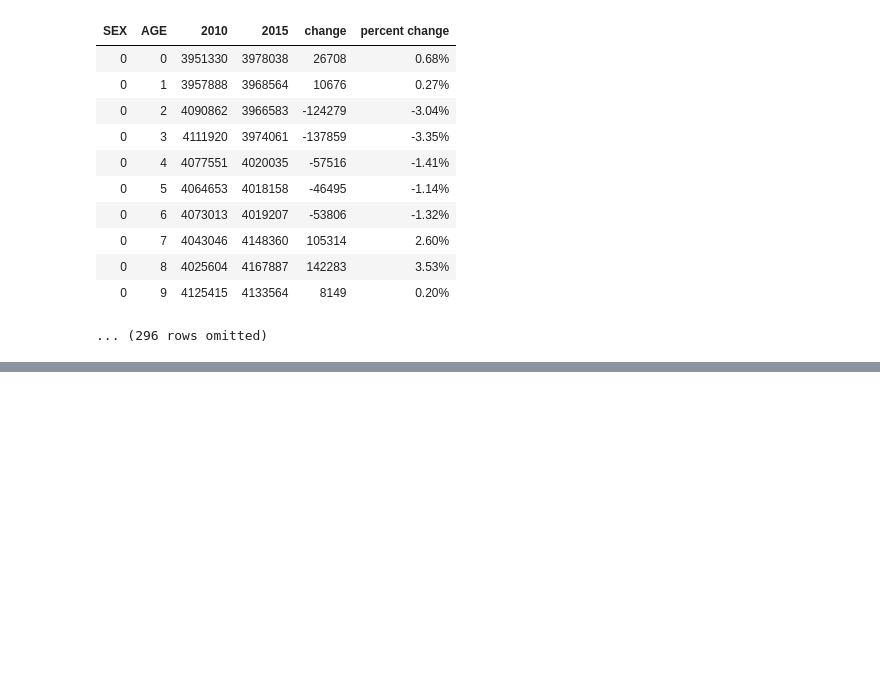
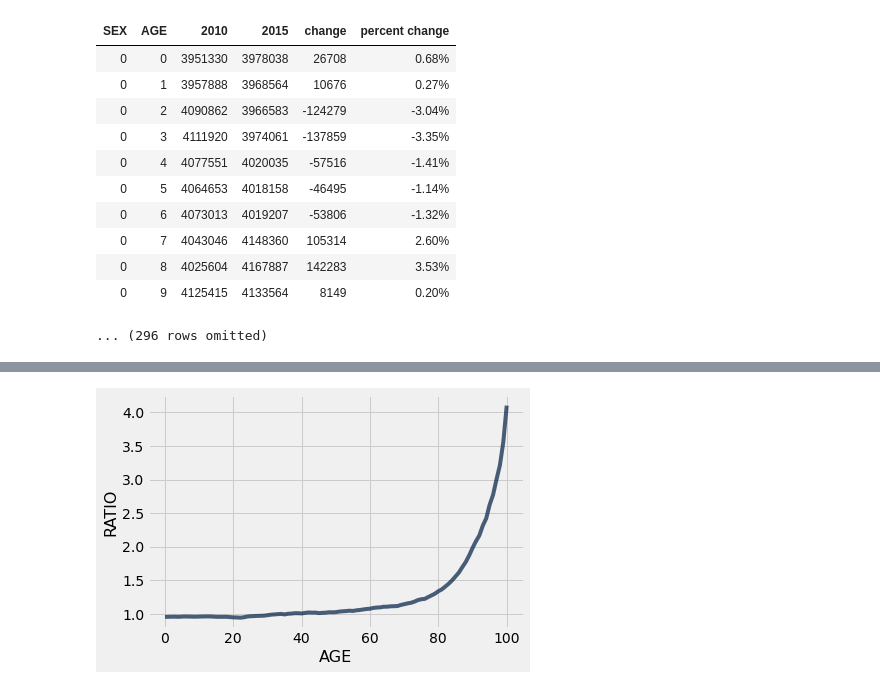
Before and after one commit to abdulbaqi/ms_python, a Jupyter notebook: datascience.ipynb, the cells around one changed output, grey strips where cells are left out. Cells and saved outputs as stored; diff of their text form; code cells hidden in the pictures; blank space fills up the shorter version.

Commit message:
ratio

```diff
--- a/datascience.ipynb
+++ b/datascience.ipynb
@@ -614,0 +631,3 @@ us_pop
+# %%
+us_pop_2015 = us_pop.drop('2010', 'change', 'percent change')
+us_pop_2015
@@ -614,0 +665,3 @@ us_pop
+# %%
+female = us_pop_2015.where('SEX', 2).where('AGE', are.not_equal_to(999))
+males = us_pop_2015.where('SEX', 1).where('AGE', are.not_equal_to(999))
@@ -614,0 +702,6 @@ us_pop
+# %%
+ratio = Table().with_columns(
+    'AGE', female.column('AGE'),
+    'RATIO', female.column('2015')/males.column('2015')
+)
+ratio
@@ -614,0 +736,4 @@ us_pop
+# %%
+ratio.plot('AGE')
+# %% [output]
+[figure, added]
```
Also changed, not shown: parts of 11 cells of this notebook.
